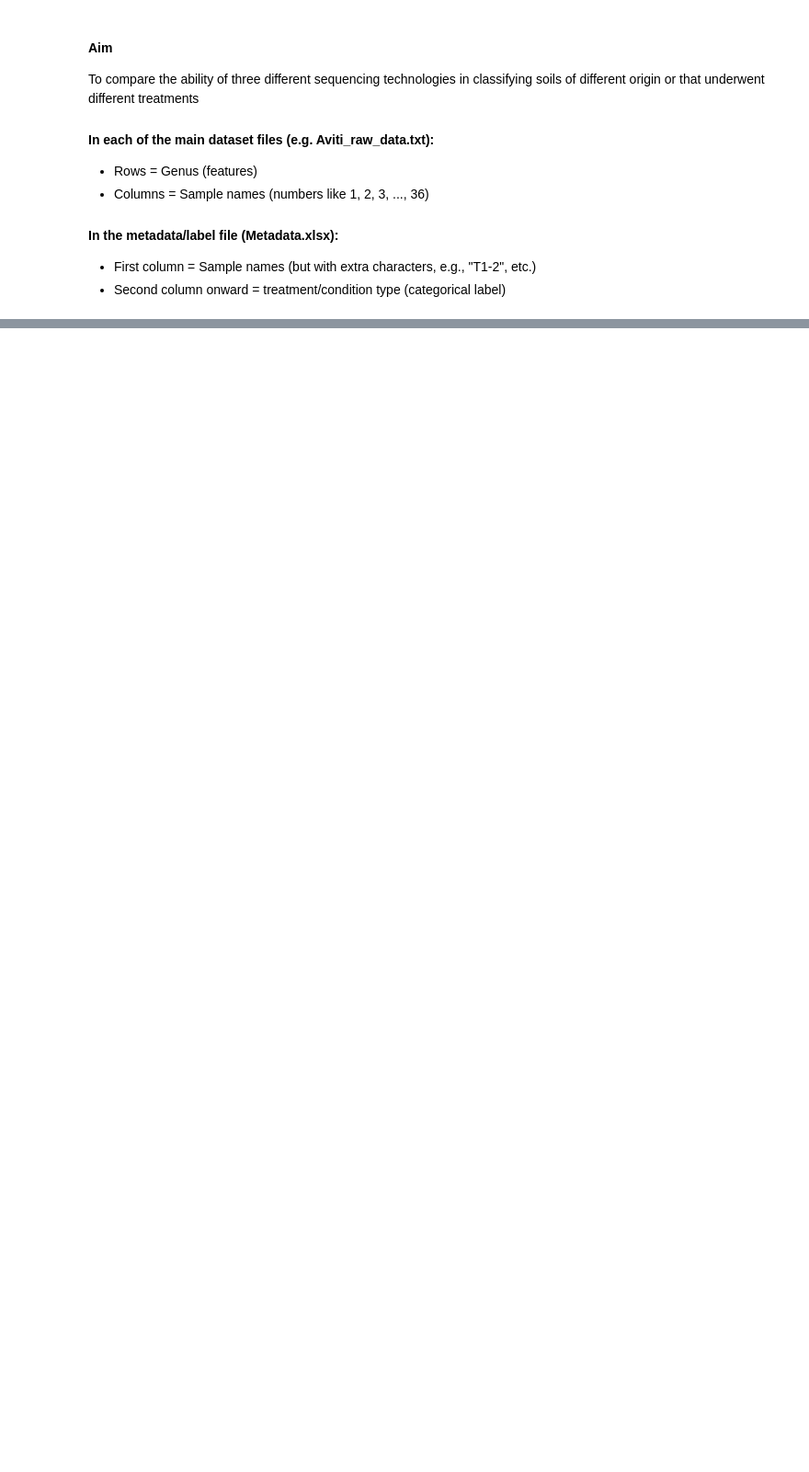
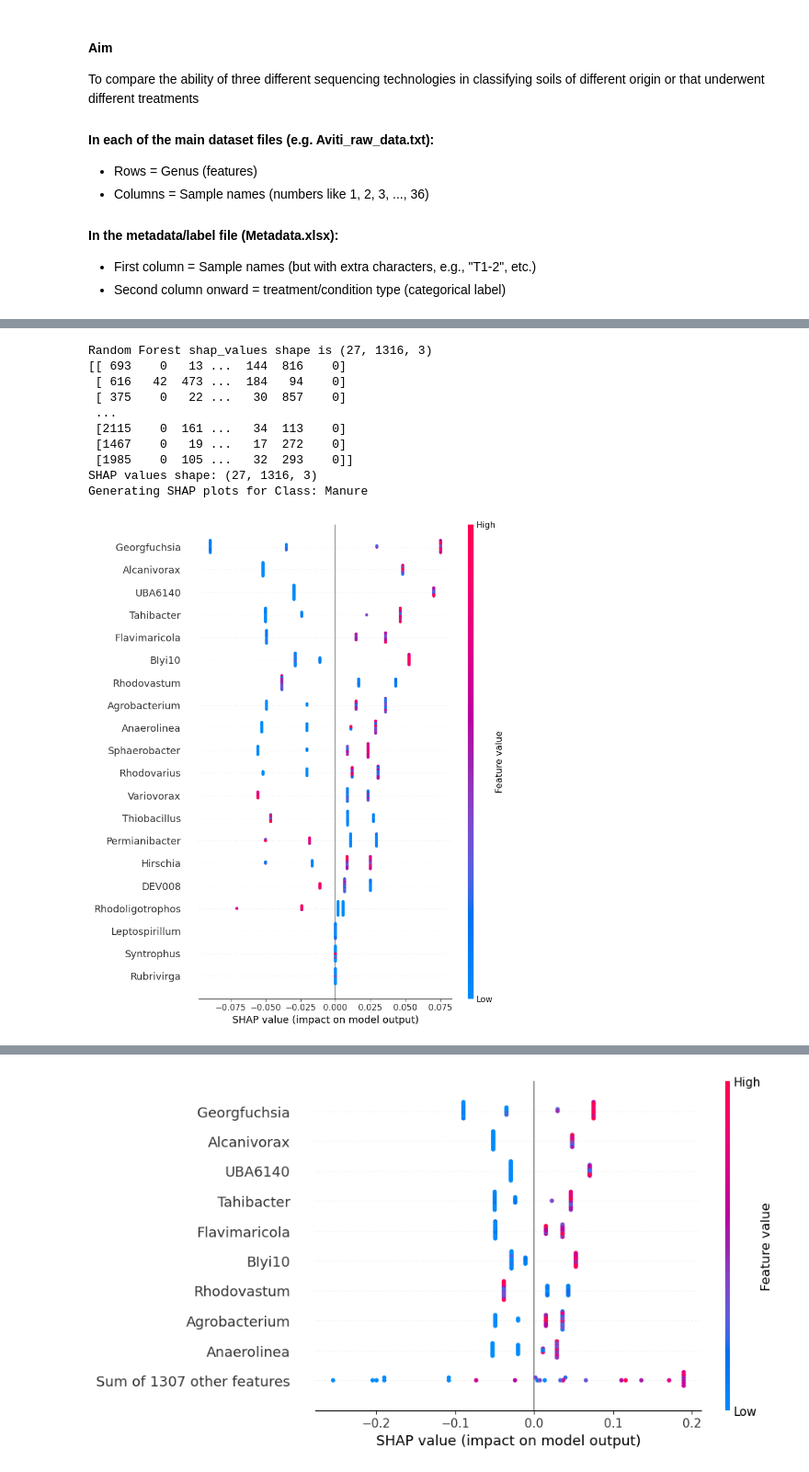
Before and after one commit to hsnvnd/AI-in-Metagenomics, a Jupyter notebook: Soil_Classification.ipynb, the cells around one changed output, grey strips where cells are left out. Shown at 92% size. Drawn from its saved outputs; the diff is of its cells as text; code cells hidden in the pictures; blank space fills up the shorter version.

```diff
--- a/Soil_Classification.ipynb
+++ b/Soil_Classification.ipynb
@@ -327,0 +369,57 @@ Model classes: [0 1]
+# %%
+# Use TreeExplainer for Random Forest, on the train set
+explainer_rf = shap.TreeExplainer(rf_model)
+# Calculate SHAP values
+# shap_values_rf = explainer_rf.shap_values(X_test)
+shap_values_rf = explainer_rf.shap_values(X_train)
+print("Random Forest shap_values shape is", np.shape(shap_values_rf))  # Should output (number_of_classes, number_of_samples, number_of_features)
+
+# Ensure X_test is an array
+# X_test_array = X_test.values if isinstance(X_test, pd.DataFrame) else X_test
+X_train_array = X_train.values if isinstance(X_train, pd.DataFrame) else X_train
+print(X_train_array)
+# Check the shape of shap_values_rf
+print("SHAP values shape:", shap_values_rf.shape)
+
+# Generate all SHAP plots for each class
+for i in range(shap_values_rf.shape[2]):
+    print(f"Generating SHAP plots for Class: {le.classes_[i]}")
+
+    # Ensure the shapes match for the summary plot
+    class_shap_values = shap_values_rf[:, :, i]
+
+    # Create an Explanation object for the current class
+    shap_explanation = shap.Explanation(
+        values=class_shap_values,  # SHAP values for class i
+        base_values=explainer_rf.expected_value[i],  # Base values for class i
+        # data=X_test_array,
+        data=X_train_array,
+        # feature_names=feature_names_reduced
+        feature_names=feature_names
+    )
+
+    # Summary Plot
+    shap.summary_plot(shap_explanation,X_train_array, feature_names=feature_names, class_names=le.classes_)
+    # shap.summary_plot(shap_explanation,X_test_array, feature_names=feature_names, class_names=le.classes_)
+    # shap.summary_plot(shap_explanation, X_test_array, feature_names=feature_names_reduced, class_names=le.classes_)
+
+    # Bar Plot
+    shap.plots.bar(shap_explanation, max_display=10)
+
+    # Beeswarm Plot
+    shap.plots.beeswarm(shap_explanation)
+
+    # # Waterfall Plot for the first instance
+    # shap.plots.waterfall(shap_explanation[0])
+# %% [output]
+Random Forest shap_values shape is (27, 1316, 3)
+[[ 693    0   13 ...  144  816    0]
+ [ 616   42  473 ...  184   94    0]
+ [ 375    0   22 ...   30  857    0]
+ ...
+ [2115    0  161 ...   34  113    0]
+ [1467    0   19 ...   17  272    0]
+ [1985    0  105 ...   32  293    0]]
+SHAP values shape: (27, 1316, 3)
+Generating SHAP plots for Class: Manure
+[figure, added]
@@ -327,0 +427 @@ Model classes: [0 1]
+[figure, added]
```
Also changed, not shown: parts of 5 cells of this notebook.
